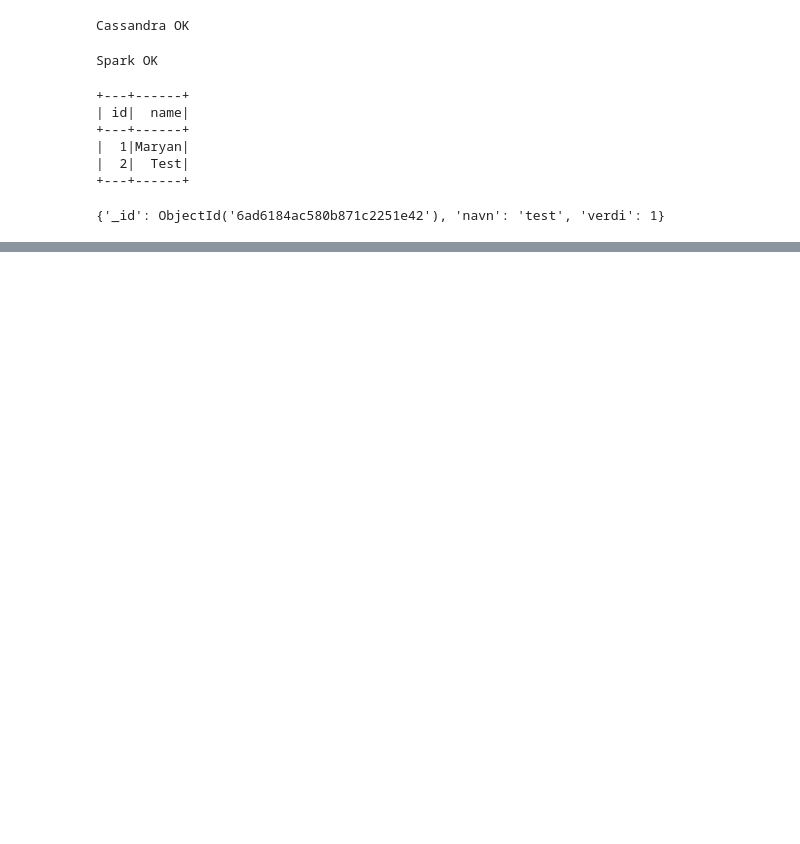
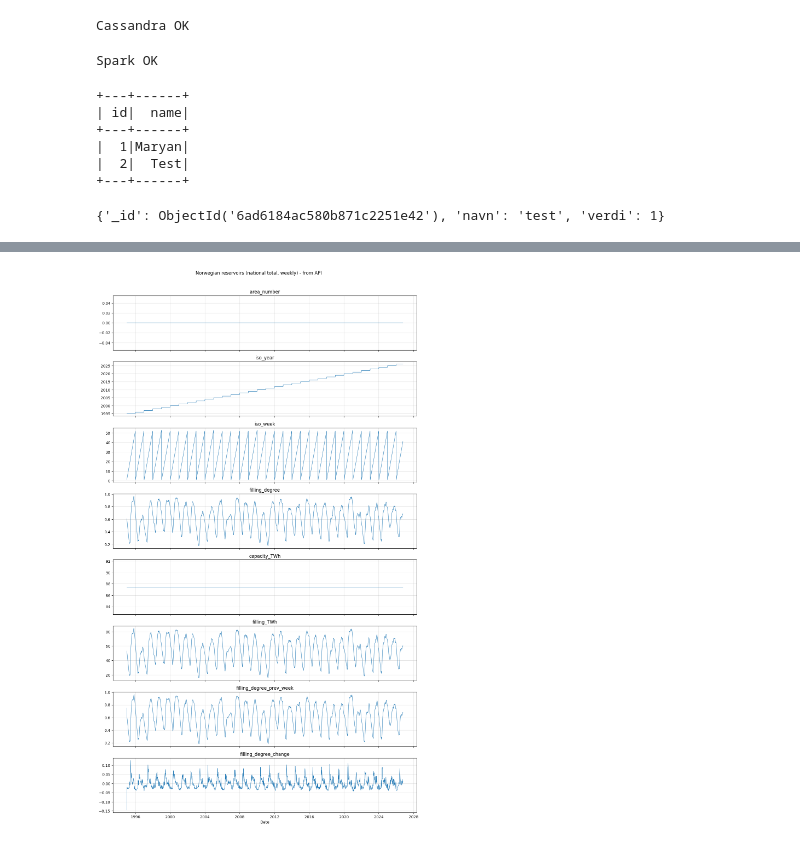
Before and after one commit to maryanahmed11011-pixel/IND320.prosjekt.maryan, a Jupyter notebook: notebooks/ind320_compulsory_2.ipynb, the cells around one changed output, grey strips where cells are left out. Cells and saved outputs as stored; diff of their text form; code cells hidden in the pictures; blank space fills up the shorter version.

Commit message:
Magasinstatistikk fra API med plott fra del 1

```diff
--- a/notebooks/ind320_compulsory_2.ipynb
+++ b/notebooks/ind320_compulsory_2.ipynb
@@ -73,0 +151,27 @@ print(db["test"].find_one({"navn": "test"}))
+# %%
+import matplotlib.pyplot as plt
+from IPython.display import display
+
+# Same English column names as in part 1, so the plotting code can be reused
+rename_map = {
+    "dato_Id": "date",
+    "omrType": "area_type",
+    "omrnr": "area_number",
+    "iso_aar": "iso_year",
+    "iso_uke": "iso_week",
+    "fyllingsgrad": "filling_degree",
+    "kapasitet_TWh": "capacity_TWh",
+    "fylling_TWh": "filling_TWh",
+    "neste_Publiseringsdato": "next_publication_date",
+    "fyllingsgrad_forrige_uke": "filling_degree_prev_week",
+    "endring_fyllingsgrad": "filling_degree_change",
+}
+df = df_mag.rename(columns=rename_map)
+df["date"] = pd.to_datetime(df["date"])
+
+# National total for Norway, sorted by date (same as in part 1)
+norway = df[df["area_type"] == "NO"].sort_values("date").reset_index(drop=True)
+measure_cols = norway.select_dtypes("number").columns.tolist()
+
+print("Date range:", norway["date"].min().date(), "to", norway["date"].max().date())
+display(norway.head())
@@ -73,0 +186,15 @@ print(db["test"].find_one({"navn": "test"}))
+# %%
+# One subplot per measurement, with a shared time axis
+fig, axes = plt.subplots(len(measure_cols), 1, figsize=(12, 2.6 * len(measure_cols)), sharex=True)
+
+for ax, col in zip(axes, measure_cols):
+    ax.plot(norway["date"], norway[col], linewidth=0.8)
+    ax.set_title(col)
+    ax.grid(True, alpha=0.4)
+
+axes[-1].set_xlabel("Date")
+fig.suptitle("Norwegian reservoirs (national total, weekly) - from API")
+plt.tight_layout(rect=(0, 0, 1, 0.97))
+plt.show()
+# %% [output]
+[figure, added]
```
Also changed, not shown: parts of 7 cells of this notebook.
